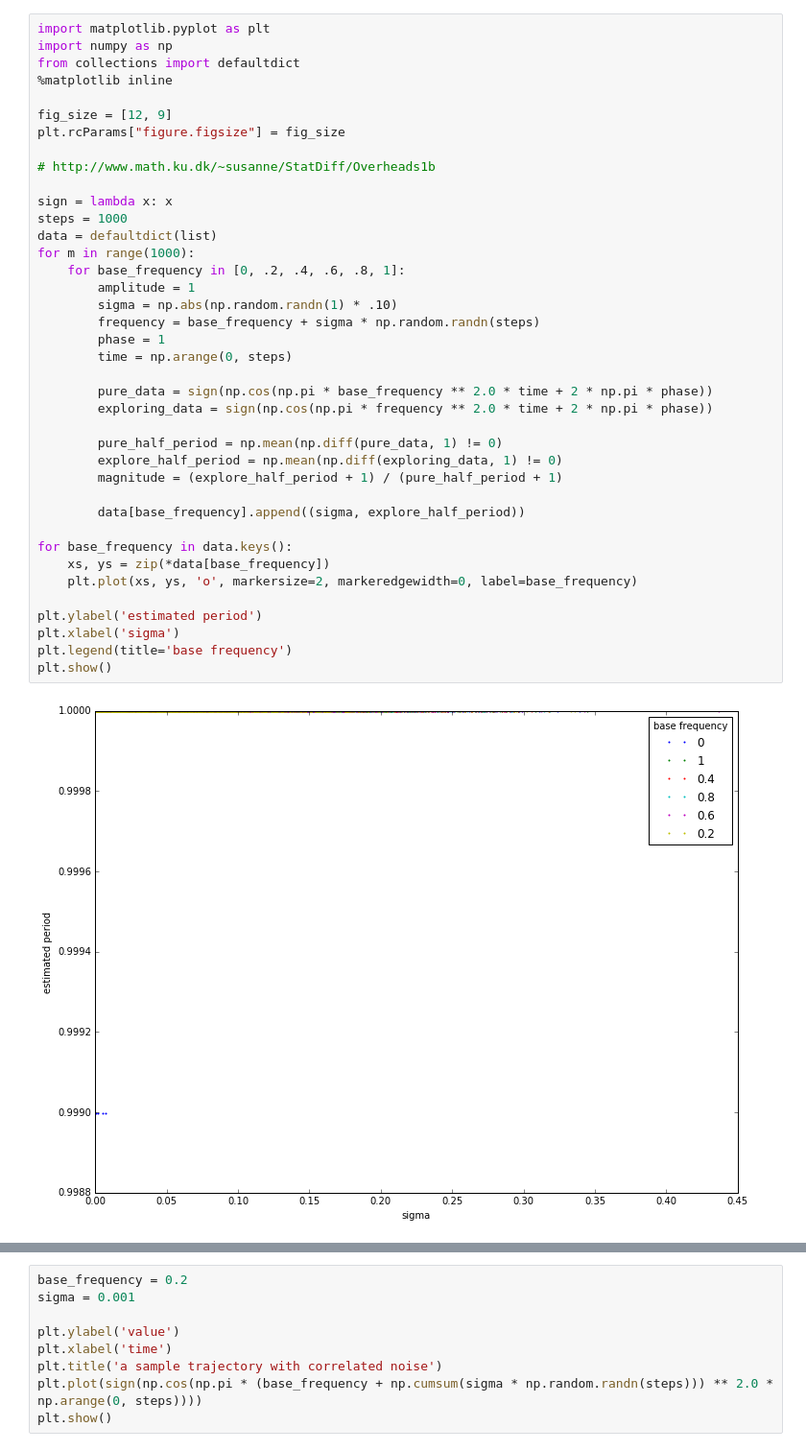
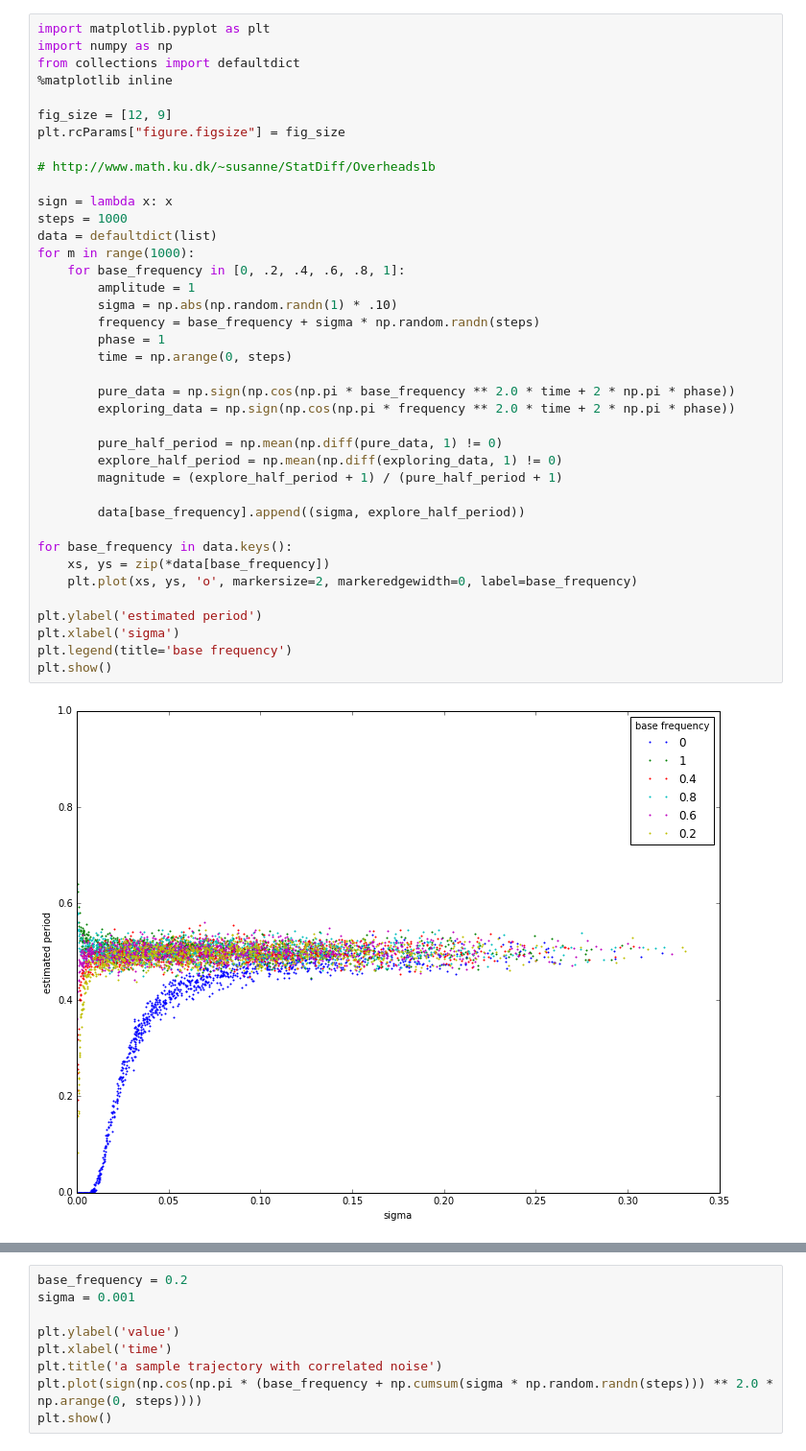
Before and after one commit to el3ment/policy-trajectories, a Jupyter notebook: experiments.ipynb, the cells around one changed output, grey strips where cells are left out. Shown at 96% size. Saved outputs shown, nothing was run; the diff lists cells and outputs as text.

```diff
--- a/experiments.ipynb
+++ b/experiments.ipynb
@@ -9,36 +9,36 @@ plt.rcParams["figure.figsize"] = fig_size
 
 # http://www.math.ku.dk/~susanne/StatDiff/Overheads1b
 
 sign = lambda x: x
 steps = 1000
 data = defaultdict(list)
 for m in range(1000):
     for base_frequency in [0, .2, .4, .6, .8, 1]:
         amplitude = 1
         sigma = np.abs(np.random.randn(1) * .10)
         frequency = base_frequency + sigma * np.random.randn(steps)
         phase = 1
         time = np.arange(0, steps)
 
-        pure_data = sign(np.cos(np.pi * base_frequency ** 2.0 * time + 2 * np.pi * phase))
-        exploring_data = sign(np.cos(np.pi * frequency ** 2.0 * time + 2 * np.pi * phase))
+        pure_data = np.sign(np.cos(np.pi * base_frequency ** 2.0 * time + 2 * np.pi * phase))
+        exploring_data = np.sign(np.cos(np.pi * frequency ** 2.0 * time + 2 * np.pi * phase))
 
         pure_half_period = np.mean(np.diff(pure_data, 1) != 0)
         explore_half_period = np.mean(np.diff(exploring_data, 1) != 0)
         magnitude = (explore_half_period + 1) / (pure_half_period + 1)
 
         data[base_frequency].append((sigma, explore_half_period))
 
 for base_frequency in data.keys():
     xs, ys = zip(*data[base_frequency])
     plt.plot(xs, ys, 'o', markersize=2, markeredgewidth=0, label=base_frequency)
 
 plt.ylabel('estimated period')
 plt.xlabel('sigma')
 plt.legend(title='base frequency')
 plt.show()
 # %% [output]
-[figure, old version]
+[figure, new version]
 # %%
 data = defaultdict(lambda: defaultdict(list))
 for base_frequency in [0, .2, .4, .6, .8, 1]:
```
Also changed, not shown: parts of 2 cells of this notebook.
